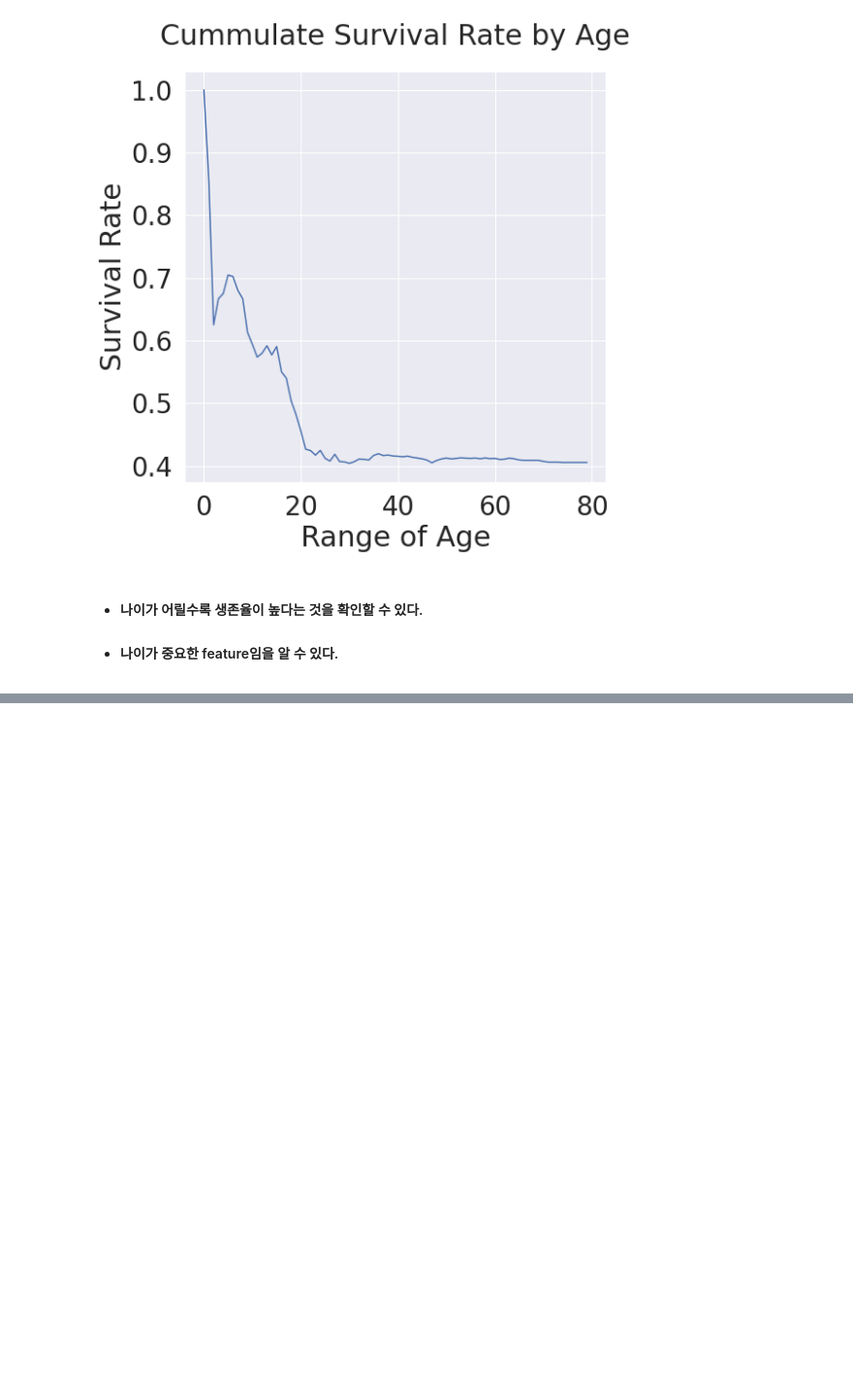
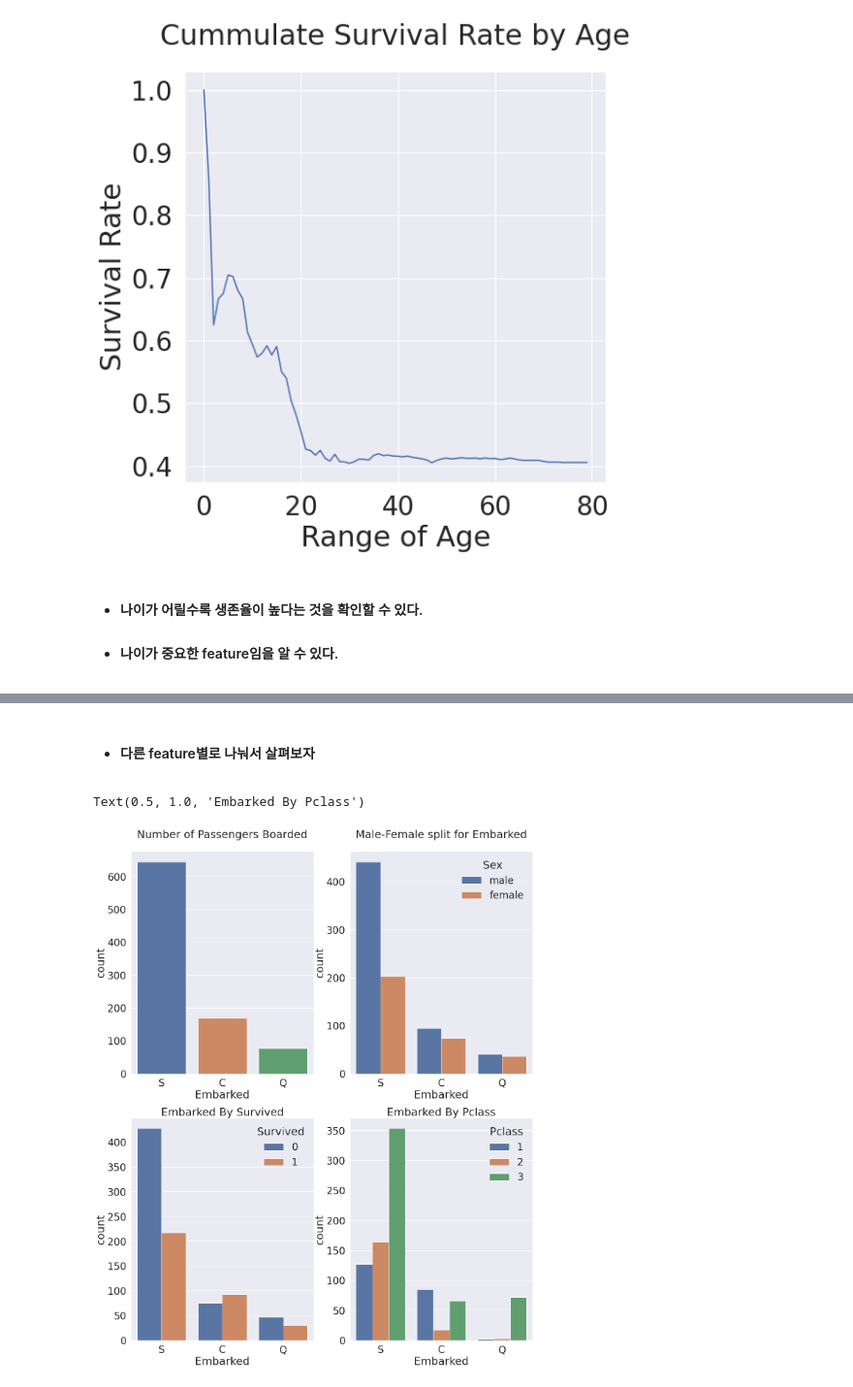
Before and after one commit to dwkim8155/ML-Study, a Jupyter notebook: my-first-analysis-for-titanic.ipynb, the cells around one changed output, grey strips where cells are left out. Shown at 97% size. Saved outputs shown, nothing was run; the diff lists cells and outputs as text; code cells hidden in the pictures; blank space fills up the shorter version.

```diff
--- a/my-first-analysis-for-titanic.ipynb
+++ b/my-first-analysis-for-titanic.ipynb
@@ -320,0 +351,15 @@ plt.show()
+# %% [markdown]
+* #### 다른 feature별로 나눠서 살펴보자
+# %%
+f, ax = plt.subplots(2,2, figsize=(20,25))
+sns.countplot('Embarked', data = df_train, ax=ax[0,0])
+ax[0,0].set_title('Number of Passengers Boarded', y = 1.05)
+sns.countplot('Embarked', hue = 'Sex', data = df_train, ax=ax[0,1])
+ax[0,1].set_title('Male-Female split for Embarked', y = 1.05)
+sns.countplot('Embarked', hue = 'Survived', data = df_train, ax=ax[1,0])
+ax[1,0].set_title('Embarked By Survived')
+sns.countplot('Embarked', hue = 'Pclass', data = df_train, ax=ax[1,1])
+ax[1,1].set_title('Embarked By Pclass')
+# %% [output]
+Text(0.5, 1.0, 'Embarked By Pclass')
+[figure, added]
```
Also changed, not shown: parts of 17 cells of this notebook.
